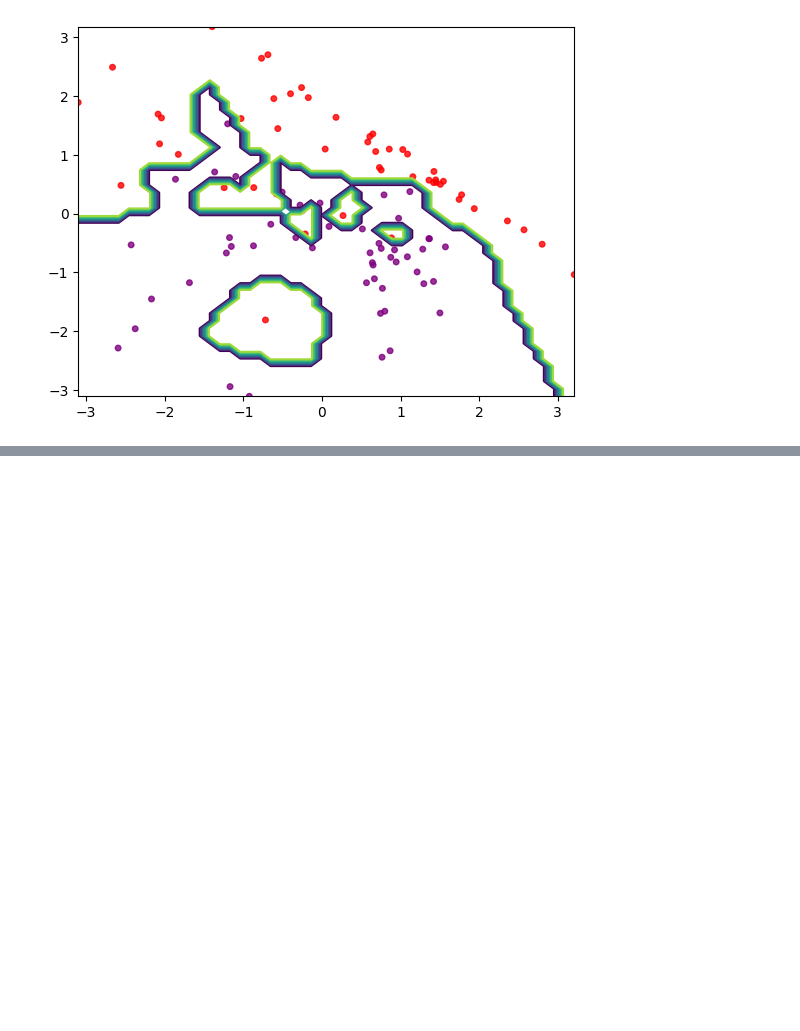
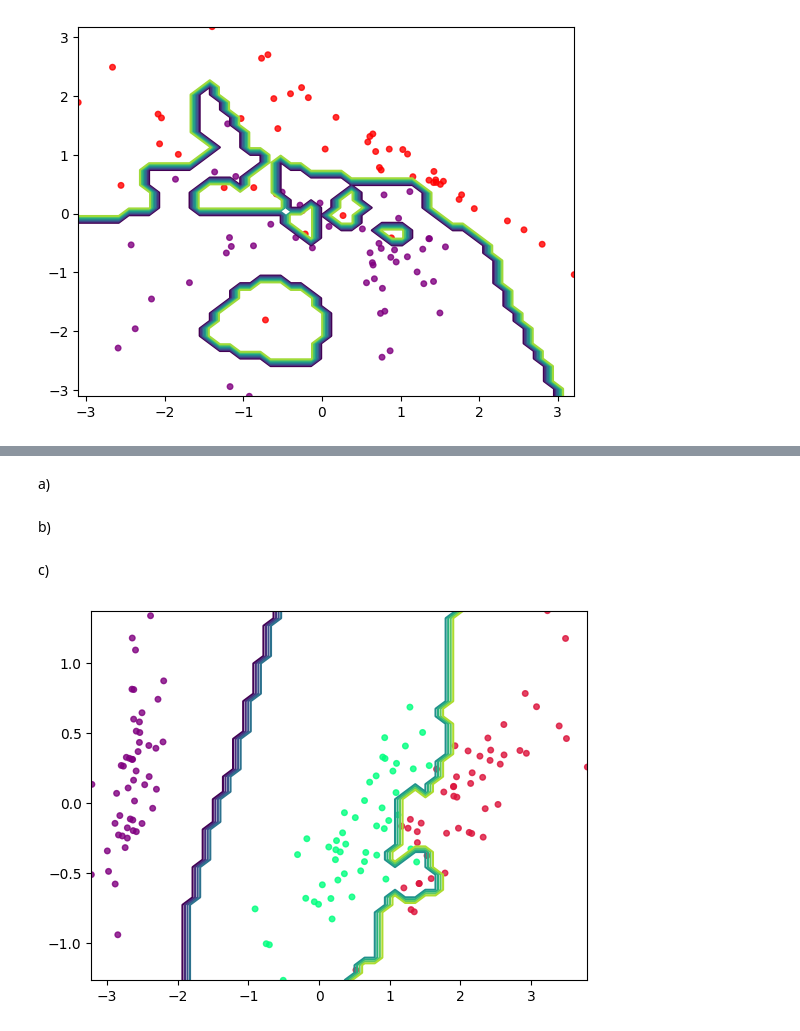
Before and after one commit to szvbvtk/Przetwarzanie_i_analiza_danych, a Jupyter notebook: lab_8.ipynb, the cells around one changed output, grey strips where cells are left out. Saved outputs shown, nothing was run; the diff lists cells and outputs as text; code cells hidden in the pictures; blank space fills up the shorter version.

```diff
--- a/lab_8.ipynb
+++ b/lab_8.ipynb
@@ -72,0 +79,6 @@ plt.scatter(X[:, 0], X[:, 1], c=colormap[y_pred], alpha=0.8, s=4**2);
+# %%
+iris = datasets.load_iris()
+X = iris.data
+y = iris.target
+
+knnClassifier.fit(X, y)
@@ -72,0 +87,27 @@ plt.scatter(X[:, 0], X[:, 1], c=colormap[y_pred], alpha=0.8, s=4**2);
+# %%
+pca = PCA(n_components=2)
+# X_reduced = pca.fit(X).transform(X)
+X_reduced = pca.fit_transform(X)
+# %% [markdown]
+a)
+# %%
+x_ = np.linspace(np.amin(X_reduced [:, 0]), np.amax(X_reduced [:, 0]))
+y_ = np.linspace(np.amin(X_reduced [:, 1]), np.amax(X_reduced [:, 1]))
+xv, yv = np.meshgrid(x_, y_)
+
+mesh_flat = np.vstack((xv.ravel(), yv.ravel())).T
+# %% [markdown]
+b)
+# %%
+X_extended = pca.inverse_transform(mesh_flat)
+# %% [markdown]
+c)
+# %%
+Z = knnClassifier.predict(X_extended)
+Z = Z.reshape(xv.shape)
+
+plt.contour(xv, yv, Z)
+colormap = np.array(['rebeccapurple', 'springgreen', 'crimson'])
+plt.scatter(X_reduced[:, 0], X_reduced[:, 1], c=colormap[y], alpha=0.8, s=4**2);
+# %% [output]
+[figure, added]
```
Also changed, not shown: parts of 9 cells of this notebook.
